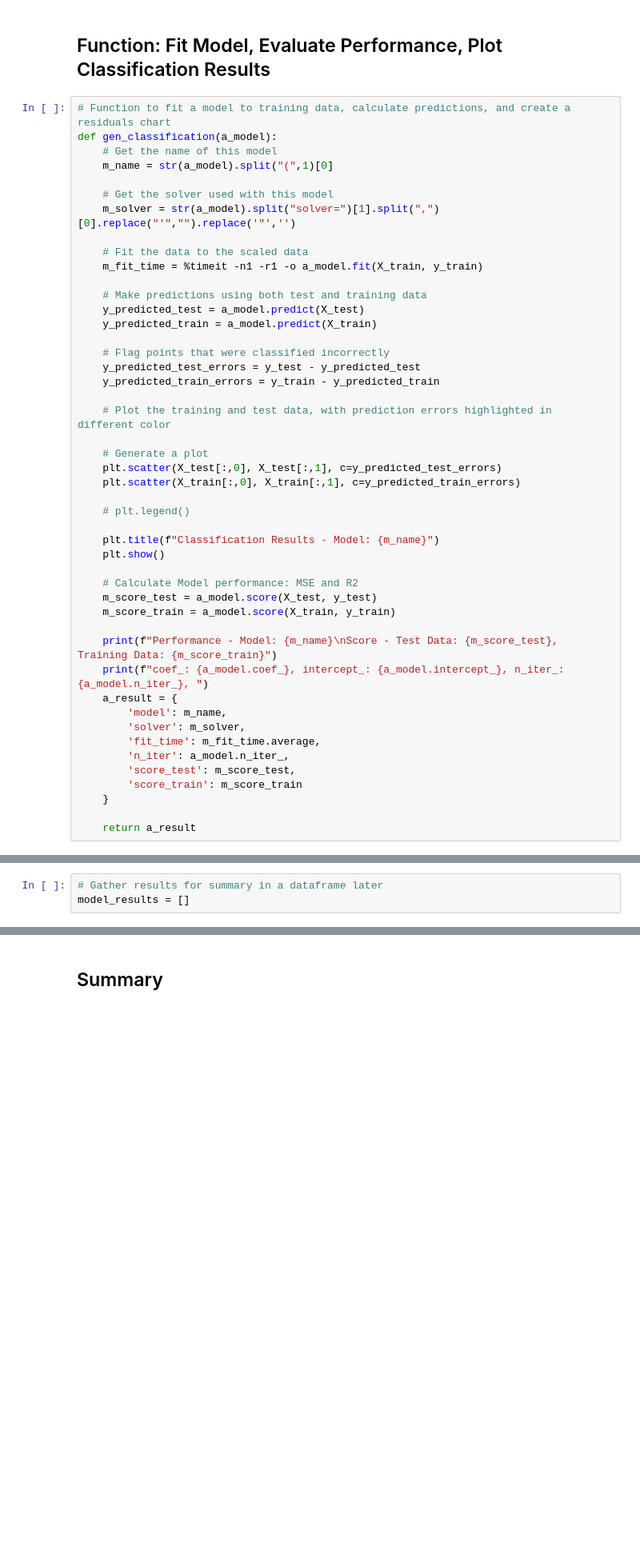
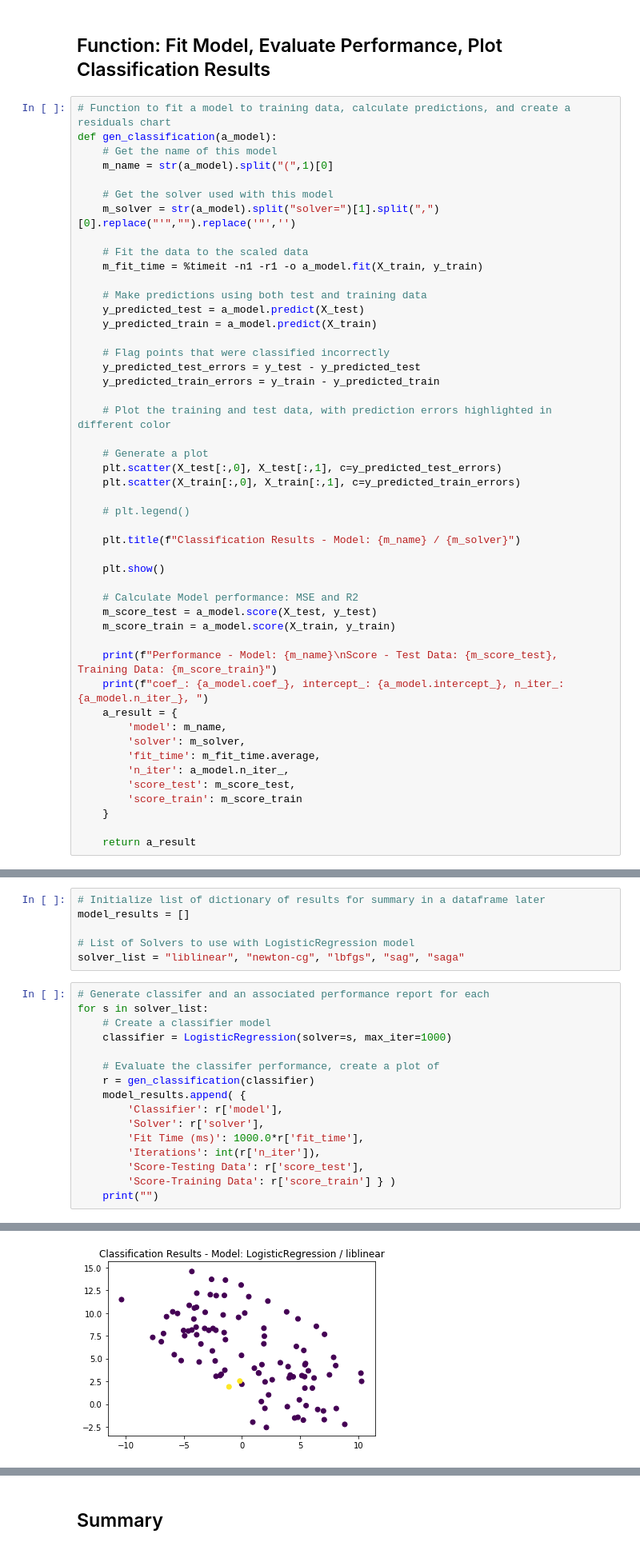
Before and after one commit to daddyjab/ML_Notes, a Jupyter notebook: 5-Linear Models for Classification-Logistic Regression.ipynb, the cells around one changed output, grey strips where cells are left out. Shown: that part at 80% size. Drawn from its saved outputs; the diff is of its cells as text; blank space fills up the shorter version.

```diff
--- a/5-Linear Models for Classification-Logistic Regression.ipynb
+++ b/5-Linear Models for Classification-Logistic Regression.ipynb
@@ -100,7 +101,8 @@ def gen_classification(a_model):
 
     # plt.legend()
 
-    plt.title(f"Classification Results - Model: {m_name}")
+    plt.title(f"Classification Results - Model: {m_name} / {m_solver}")
+
     plt.show()
 
     # Calculate Model performance: MSE and R2
@@ -128,3 +126,23 @@ ptext.split("solver=")[1].split(",")[0].replace("'","").replace('"','')
 # %%
-# Gather results for summary in a dataframe later
+# Initialize list of dictionary of results for summary in a dataframe later
 model_results = []
+
+# List of Solvers to use with LogisticRegression model
+solver_list = "liblinear", "newton-cg", "lbfgs", "sag", "saga"
+# %%
+# Generate classifer and an associated performance report for each
+for s in solver_list:
+    # Create a classifier model
+    classifier = LogisticRegression(solver=s, max_iter=1000)
+
+    # Evaluate the classifer performance, create a plot of
+    r = gen_classification(classifier)
+    model_results.append( {
+        'Classifier': r['model'],
+        'Solver': r['solver'],
+        'Fit Time (ms)': 1000.0*r['fit_time'],
+        'Iterations': int(r['n_iter']),
+        'Score-Testing Data': r['score_test'],
+        'Score-Training Data': r['score_train'] } )
+    print("")
+# %% [output]
@@ -130,0 +150 @@ model_results = []
+[figure, added]
```
Also changed, not shown: parts of 34 cells of this notebook, 2 other files.
